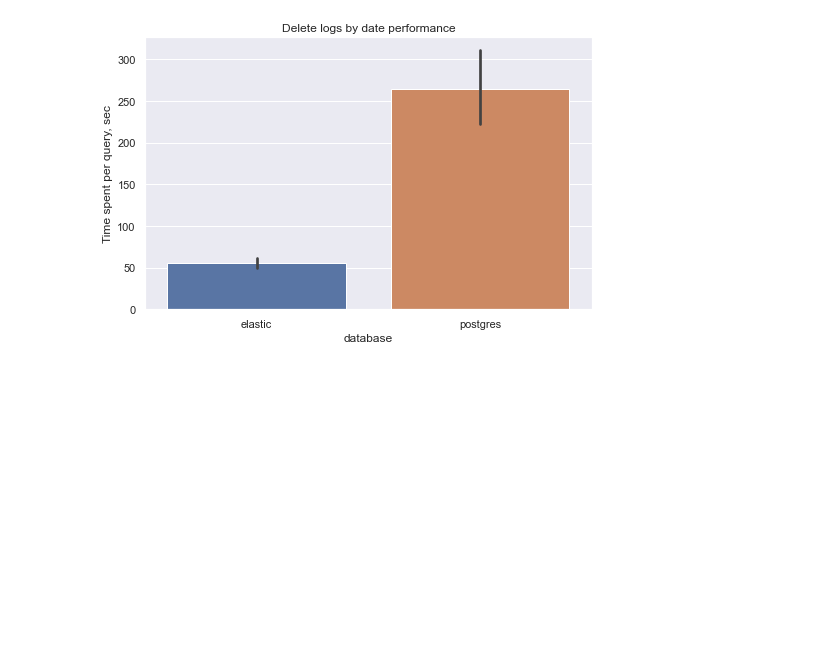
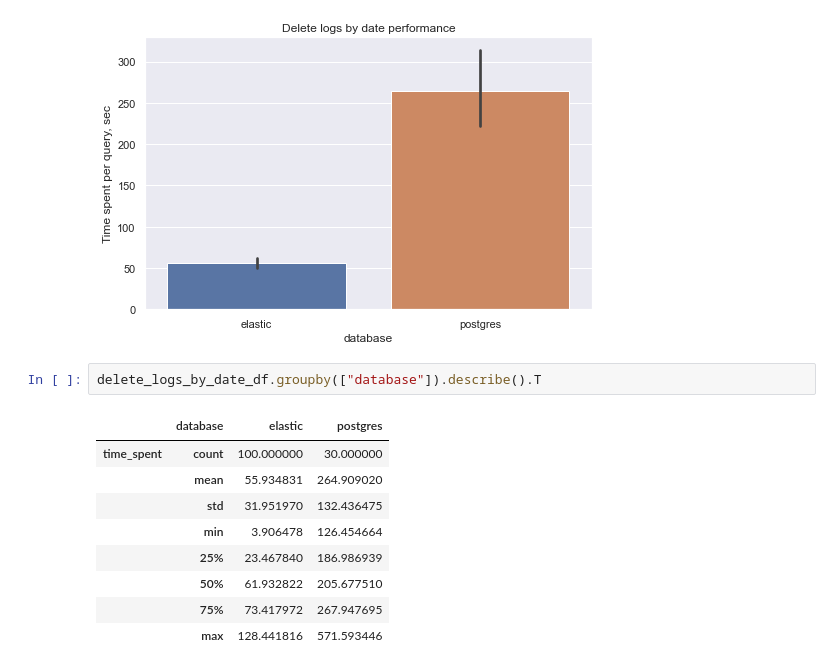
Before and after one commit to reportportal/es-logs-service, a Jupyter notebook: notebooks/performance_visualization.ipynb, the cells around one changed output. Saved outputs shown, nothing was run; the diff lists cells and outputs as text; blank space fills up the shorter version.

Commit message:
Add statistics table for delete by date range

```diff
--- a/notebooks/performance_visualization.ipynb
+++ b/notebooks/performance_visualization.ipynb
@@ -558,3 +558,15 @@ plt.ylabel("Time spent per query, sec")
 plt.show()
 # %% [output]
 [figure]
+# %%
+delete_logs_by_date_df.groupby(["database"]).describe().T
+# %% [output]
+|  | database | elastic | postgres |
+| time_spent | count | 100.000000 | 30.000000 |
+|  | mean | 55.934831 | 264.909020 |
+|  | std | 31.951970 | 132.436475 |
+|  | min | 3.906478 | 126.454664 |
+|  | 25% | 23.467840 | 186.986939 |
+|  | 50% | 61.932822 | 205.677510 |
+|  | 75% | 73.417972 | 267.947695 |
+|  | max | 128.441816 | 571.593446 |
```
Also changed, not shown: parts of 4 cells of this notebook.
